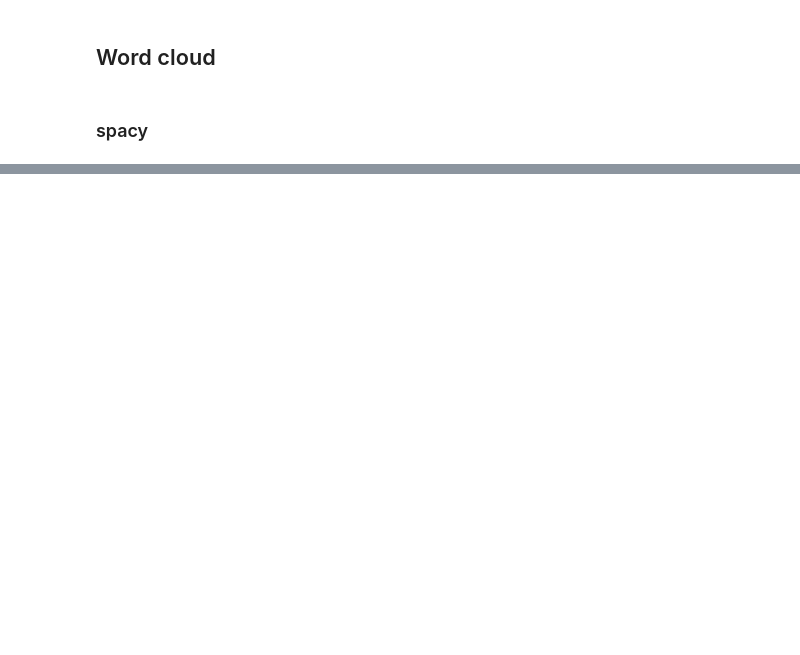
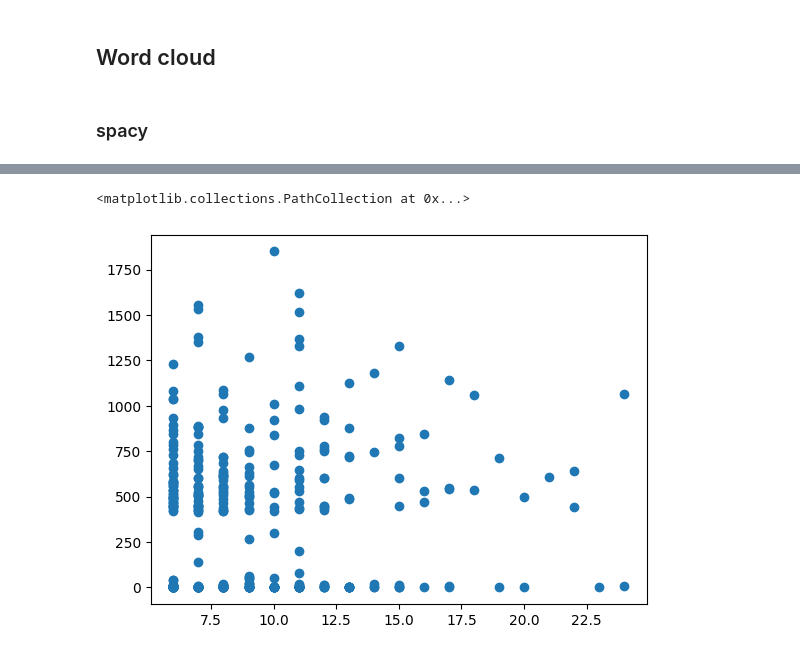
Before and after one commit to Nico-lly/depressao_reddit, a Jupyter notebook: Análise exploratória.ipynb, the cells around one changed output, grey strips where cells are left out. Drawn from its saved outputs; the diff is of its cells as text; code cells hidden in the pictures; blank space fills up the shorter version.

```diff
--- a/Análise exploratória.ipynb
+++ b/Análise exploratória.ipynb
@@ -163,0 +162,5 @@ True
+# %%
+plt.scatter(df_depressed['qtd_term'],df_depressed['up'])
+# %% [output]
+<matplotlib.collections.PathCollection at 0x...>
+[figure, added]
```
Also changed, not shown: parts of 22 cells of this notebook, 1 other file.
